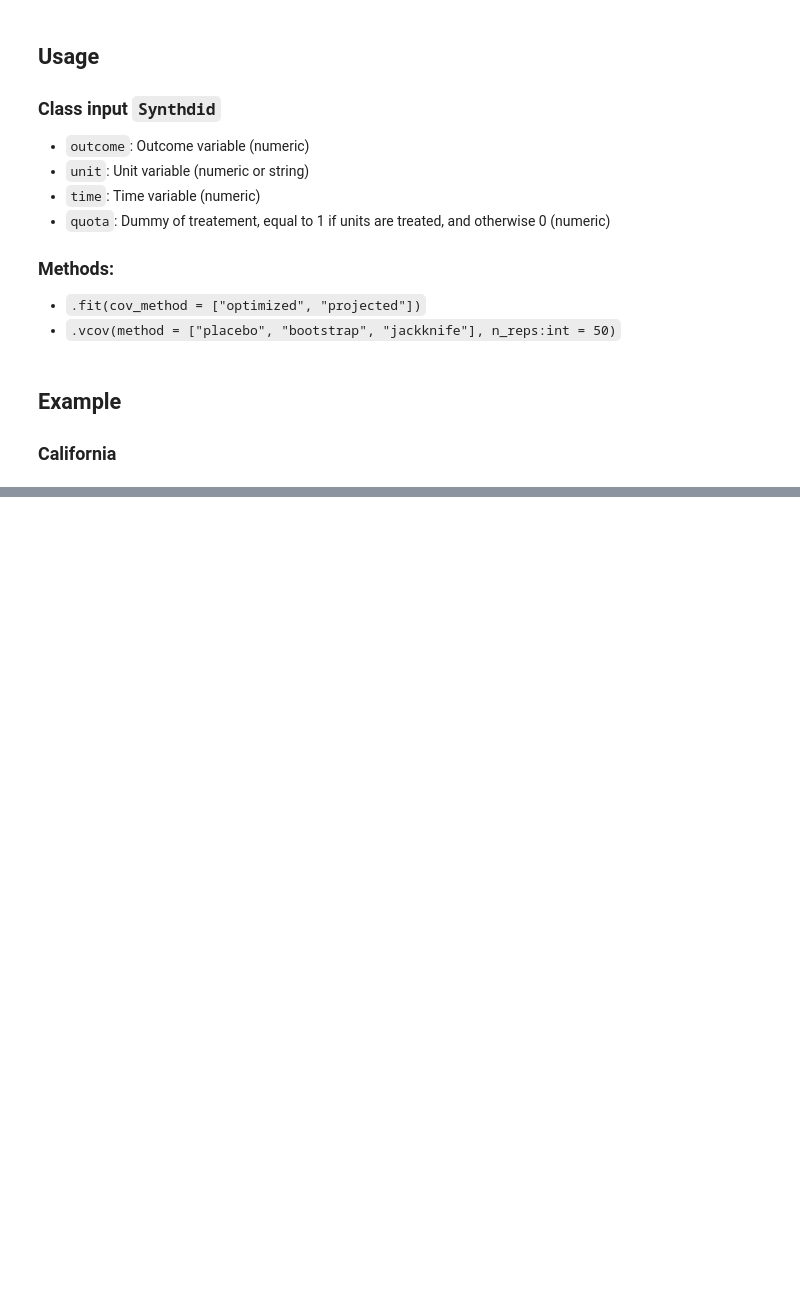
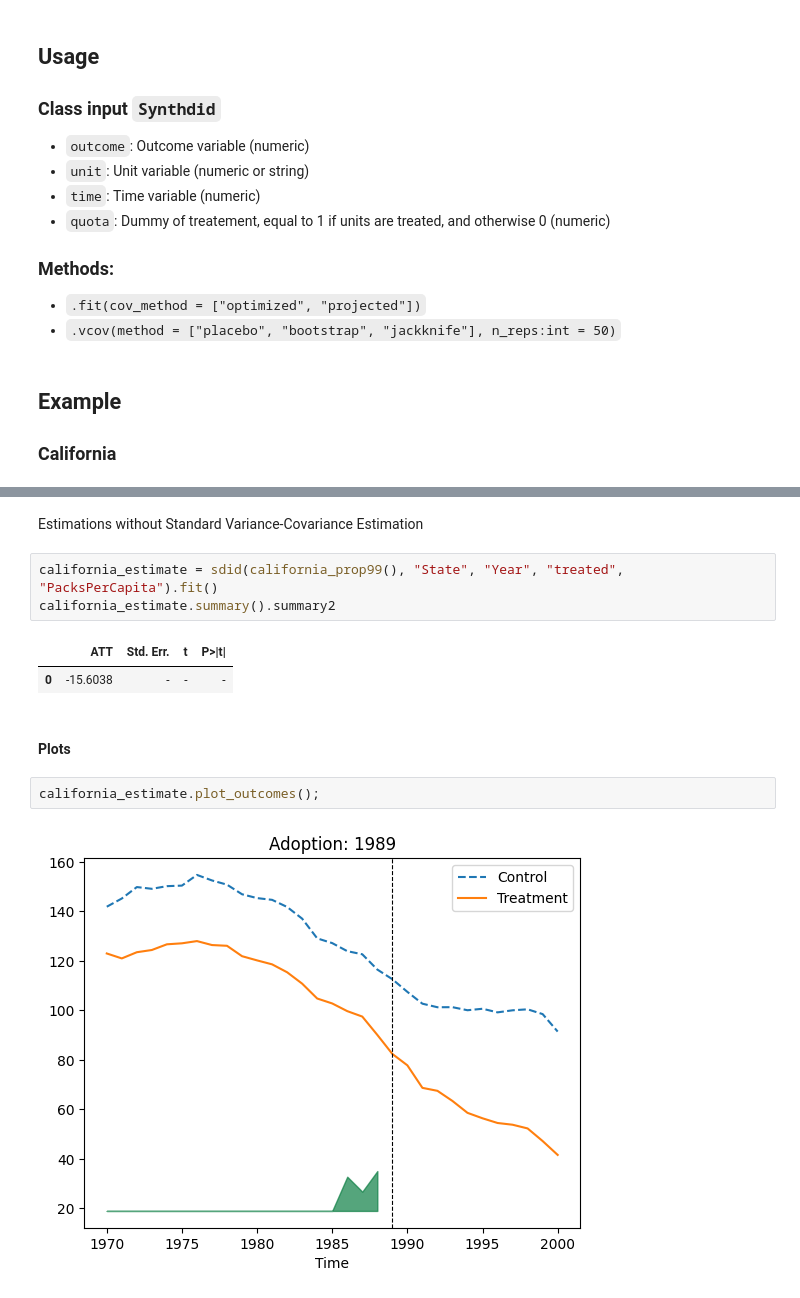
Before and after one commit to d2cml-ai/synthdid.py, a Jupyter notebook: Readme.ipynb, the cells around one changed output, grey strips where cells are left out. Saved outputs shown, nothing was run; the diff lists cells and outputs as text; blank space fills up the shorter version.

```diff
--- a/Readme.ipynb
+++ b/Readme.ipynb
@@ -34,0 +44,14 @@ from synthdid.get_data import quota, california_prop99
+# %% [markdown]
+Estimations without Standard Variance-Covariance Estimation
+# %%
+california_estimate = sdid(california_prop99(), "State", "Year", "treated", "PacksPerCapita").fit()
+california_estimate.summary().summary2
+# %% [output]
+|  | ATT | Std. Err. | t | P>|t| |
+| 0 | -15.6038 | - | - | - |
+# %% [markdown]
+#### Plots
+# %%
+california_estimate.plot_outcomes();
+# %% [output]
+[figure, added]
```
Also changed, not shown: parts of 24 cells of this notebook, 19 other files.
